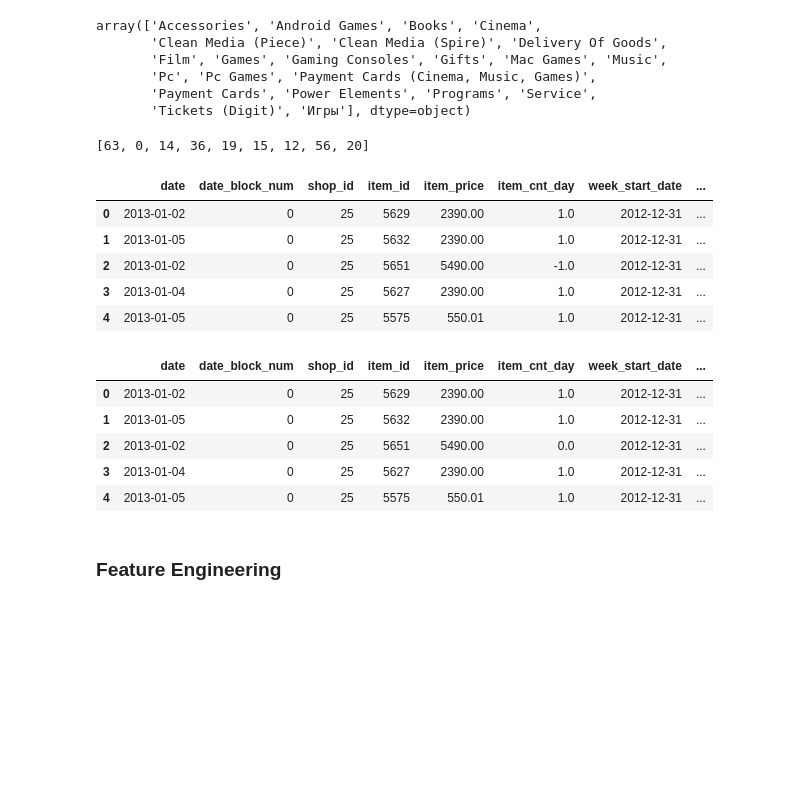
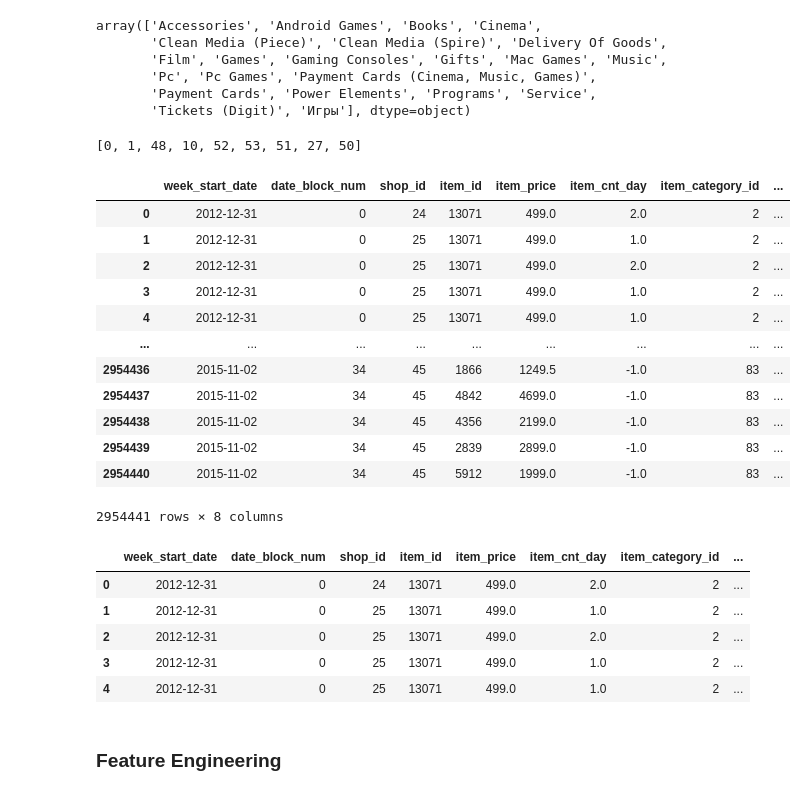
Before and after one commit to ManashJKonwar/ML-Retail-Sales, a Jupyter notebook: modelling_pipeline/feature_engg_script_v02.ipynb, the cells around one changed output. Drawn from its saved outputs; the diff is of its cells as text; code cells hidden in the pictures; blank space fills up the shorter version.

Commit message:
Enhancement: Adding_price_lags_for_items
Signed-off-by: ManashJKonwar <rickykonwar@gmail.com>

```diff
--- a/modelling_pipeline/feature_engg_script_v02.ipynb
+++ b/modelling_pipeline/feature_engg_script_v02.ipynb
@@ -59,0 +103,23 @@ train_data.head()
+# %%
+# Adding month block num or linear trend no
+test_data['date_block_num'] = 34
+
+# Adding item counts
+test_data['item_cnt_day'] = -1
+
+# Adding latest combination price of shop_id and item_id
+latest_prices = train_data.sort_values('week_start_date').groupby(['shop_id', 'item_id']).tail(1).reset_index(drop=True)
+test_data = pd.merge(test_data, latest_prices[['shop_id','item_id','item_price']], how='left', on=['shop_id','item_id'])
+
+# Replacing nan item with latest price of each item_id
+latest_item_prices = train_data.sort_values('week_start_date').groupby('item_id').tail(1).reset_index(drop=True)
+latest_category_prices = train_data.sort_values('week_start_date').groupby('item_category_id').tail(1).reset_index(drop=True)
+for row_index, row_data in tqdm(test_data.copy().iterrows(), total=test_data.shape[0]):
+    if pd.isna(row_data.item_price):
+        item_data = latest_item_prices.loc[latest_item_prices.item_id.isin([row_data.item_id])].reset_index(drop=True)
+        if len(item_data)>0:
+            test_data.iloc[row_index, test_data.columns.get_loc('item_price')] = item_data.item_price[0]
+        else:
+            item_cat_data = latest_category_prices.loc[latest_category_prices.item_category_id.isin([row_data.item_category_id])].reset_index(drop=True)
+            if len(item_cat_data)>0:
+                test_data.iloc[row_index, test_data.columns.get_loc('item_price')] = item_cat_data.item_price[0]
@@ -60,5 +144,15 @@ train_data.head()
+# %%
+designed_order = ['week_start_date', 'date_block_num', 'item_category_id', 'shop_id', 'item_id', 'item_price', 'item_cnt_day']
+train_data = train_data[designed_order]
+test_data = test_data[designed_order]
 # %% [markdown]
 ### Data Preprocessing
+# %%
+train_test_set = pd.concat([train_data, test_data], axis = 0)
+
+# Use recent data
+start_month_index = train_data.date_block_num.min()
+end_month_index = train_data.date_block_num.max()
 # %%
 # Using Label Encoder to encode the item categories and use them with training set data
 lb = preprocessing.LabelEncoder()
@@ -69,9 +163,9 @@ item_categories['parent_category_name'] = item_categories['translated_item_categ
 
 item_categories['item_category_id_fix'] = lb.fit_transform(l_cat)
 item_categories['item_category_name_fix'] = l_cat
-train_data = train_data.merge(item_categories[['item_category_id', 'item_category_id_fix', 'parent_category_name']], on = 'item_category_id', how = 'left')
-_ = train_data.drop(['item_category_id'], axis=1, inplace=True)
-train_data.rename(columns = {'item_category_id_fix':'item_category_id'}, inplace = True)
+train_test_set = train_test_set.merge(item_categories[['item_category_id', 'item_category_id_fix', 'parent_category_name']], on = 'item_category_id', how = 'left')
+_ = train_test_set.drop(['item_category_id'], axis=1, inplace=True)
+train_test_set.rename(columns = {'item_category_id_fix':'item_category_id'}, inplace = True)
 
 _ = item_categories.drop(['item_category_id'],axis=1, inplace=True)
 _ = item_categories.drop(['item_category_name'],axis=1, inplace=True)
@@ -110,32 +204,39 @@ array(['Accessories', 'Android Games', 'Books', 'Cinema',
 # %%
 # Removing categories with very less data (data points less than 10)
 category_2_remove = []
 for category in train_data.item_category_id.unique():
     data_shape = train_data.loc[train_data.item_category_id.isin([category])].shape
     if data_shape[0]<10:
         category_2_remove.append(category)
 print(category_2_remove)
 
-train_data = train_data.loc[~train_data.item_category_id.isin(category_2_remove)].sort_values(by=['week_start_date','item_category_id']).reset_index(drop=True)
-train_data.head()
+train_test_set = train_test_set.loc[~train_test_set.item_category_id.isin(category_2_remove)].sort_values(by=['week_start_date','item_category_id']).reset_index(drop=True)
+train_test_set
 # %% [output]
-[63, 0, 14, 36, 19, 15, 12, 56, 20]
+[0, 1, 48, 10, 52, 53, 51, 27, 50]
-|  | date | date_block_num | shop_id | item_id | item_price | item_cnt_day | week_start_date | ... |
-| 0 | 2013-01-02 | 0 | 25 | 5629 | 2390.00 | 1.0 | 2012-12-31 | ... |
-| 1 | 2013-01-05 | 0 | 25 | 5632 | 2390.00 | 1.0 | 2012-12-31 | ... |
-| 2 | 2013-01-02 | 0 | 25 | 5651 | 5490.00 | -1.0 | 2012-12-31 | ... |
-| 3 | 2013-01-04 | 0 | 25 | 5627 | 2390.00 | 1.0 | 2012-12-31 | ... |
-| 4 | 2013-01-05 | 0 | 25 | 5575 | 550.01 | 1.0 | 2012-12-31 | ... |
+|  | week_start_date | date_block_num | shop_id | item_id | item_price | item_cnt_day | item_category_id | ... |
+| 0 | 2012-12-31 | 0 | 24 | 13071 | 499.0 | 2.0 | 2 | ... |
+| 1 | 2012-12-31 | 0 | 25 | 13071 | 499.0 | 1.0 | 2 | ... |
+| 2 | 2012-12-31 | 0 | 25 | 13071 | 499.0 | 2.0 | 2 | ... |
+| 3 | 2012-12-31 | 0 | 25 | 13071 | 499.0 | 1.0 | 2 | ... |
+| 4 | 2012-12-31 | 0 | 25 | 13071 | 499.0 | 1.0 | 2 | ... |
+| ... | ... | ... | ... | ... | ... | ... | ... | ... |
+| 2954436 | 2015-11-02 | 34 | 45 | 1866 | 1249.5 | -1.0 | 83 | ... |
+| 2954437 | 2015-11-02 | 34 | 45 | 4842 | 4699.0 | -1.0 | 83 | ... |
+| 2954438 | 2015-11-02 | 34 | 45 | 4356 | 2199.0 | -1.0 | 83 | ... |
+| 2954439 | 2015-11-02 | 34 | 45 | 2839 | 2899.0 | -1.0 | 83 | ... |
+| 2954440 | 2015-11-02 | 34 | 45 | 5912 | 1999.0 | -1.0 | 83 | ... |
+2954441 rows × 8 columns
 # %%
 # Clipping data within 0 and 20
-train_data['item_cnt_day'] = train_data['item_cnt_day'].clip(0,20)
-train_data.head()
+train_test_set['item_cnt_day'] = train_test_set['item_cnt_day'].clip(0,20)
+train_test_set.head()
 # %% [output]
-|  | date | date_block_num | shop_id | item_id | item_price | item_cnt_day | week_start_date | ... |
-| 0 | 2013-01-02 | 0 | 25 | 5629 | 2390.00 | 1.0 | 2012-12-31 | ... |
-| 1 | 2013-01-05 | 0 | 25 | 5632 | 2390.00 | 1.0 | 2012-12-31 | ... |
-| 2 | 2013-01-02 | 0 | 25 | 5651 | 5490.00 | 0.0 | 2012-12-31 | ... |
-| 3 | 2013-01-04 | 0 | 25 | 5627 | 2390.00 | 1.0 | 2012-12-31 | ... |
-| 4 | 2013-01-05 | 0 | 25 | 5575 | 550.01 | 1.0 | 2012-12-31 | ... |
+|  | week_start_date | date_block_num | shop_id | item_id | item_price | item_cnt_day | item_category_id | ... |
+| 0 | 2012-12-31 | 0 | 24 | 13071 | 499.0 | 2.0 | 2 | ... |
+| 1 | 2012-12-31 | 0 | 25 | 13071 | 499.0 | 1.0 | 2 | ... |
+| 2 | 2012-12-31 | 0 | 25 | 13071 | 499.0 | 2.0 | 2 | ... |
+| 3 | 2012-12-31 | 0 | 25 | 13071 | 499.0 | 1.0 | 2 | ... |
+| 4 | 2012-12-31 | 0 | 25 | 13071 | 499.0 | 1.0 | 2 | ... |
 # %% [markdown]
 ### Feature Engineering
```
Also changed, not shown: parts of 17 cells of this notebook.
